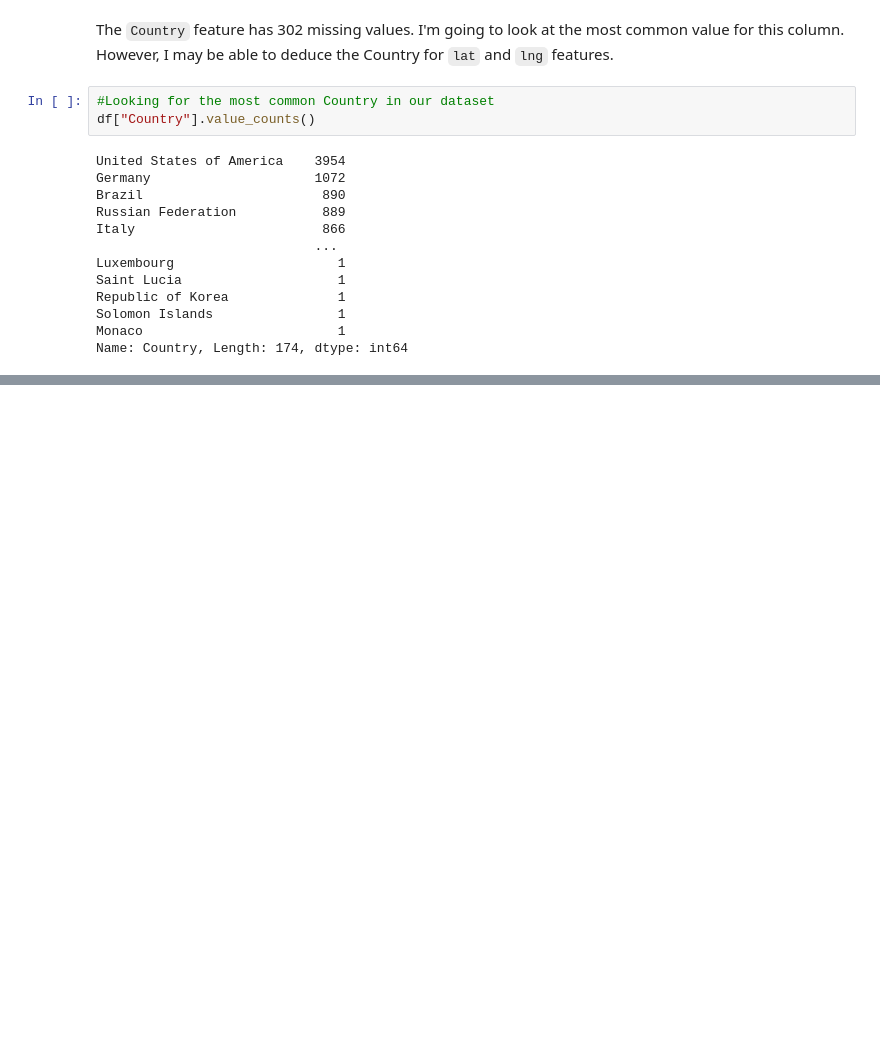
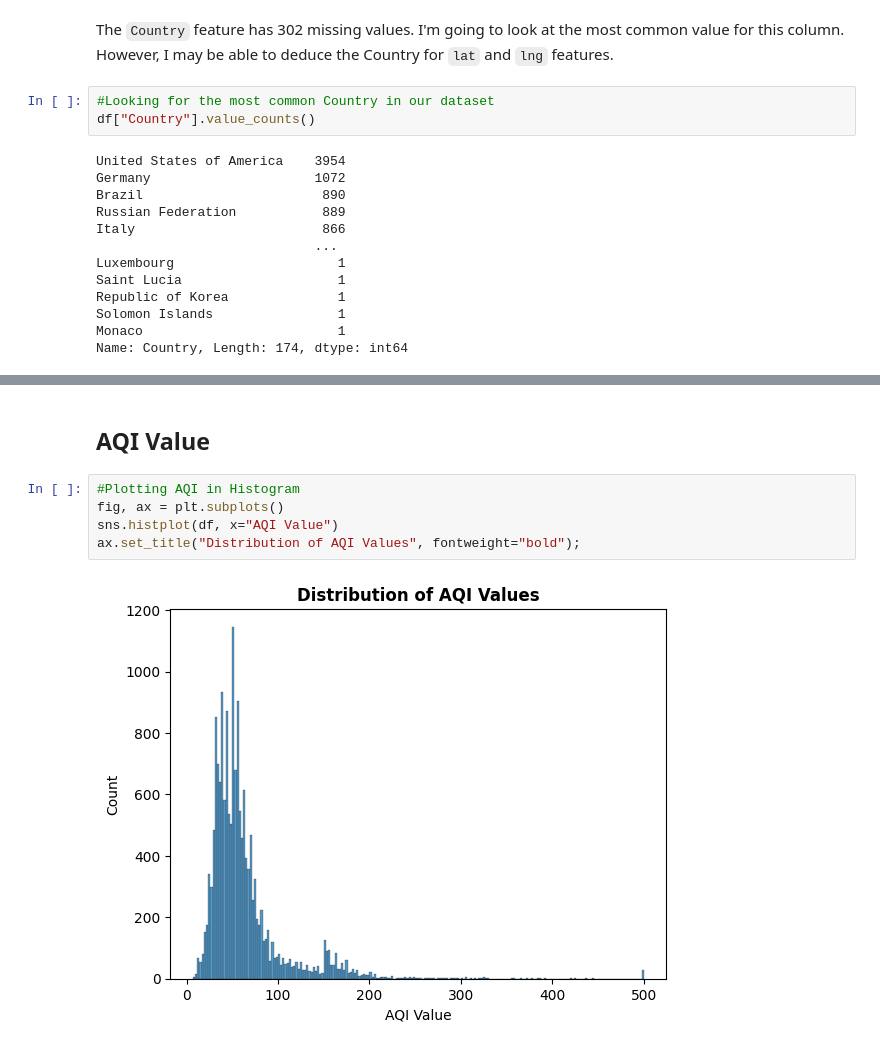
Before and after one commit to eckoecho/Project-2, a Jupyter notebook: World_Air_Quality_Index_by_City_and_Coordinates.ipynb, the cells around one changed output, grey strips where cells are left out. Cells and saved outputs as stored; diff of their text form; blank space fills up the shorter version.

```diff
--- a/World_Air_Quality_Index_by_City_and_Coordinates.ipynb
+++ b/World_Air_Quality_Index_by_City_and_Coordinates.ipynb
@@ -141,0 +164,9 @@ Name: Country, Length: 174, dtype: int64
+# %% [markdown]
+## AQI Value
+# %%
+#Plotting AQI in Histogram
+fig, ax = plt.subplots()
+sns.histplot(df, x="AQI Value")
+ax.set_title("Distribution of AQI Values", fontweight="bold");
+# %% [output]
+[figure, added]
```
Also changed, not shown: parts of 12 cells of this notebook.
